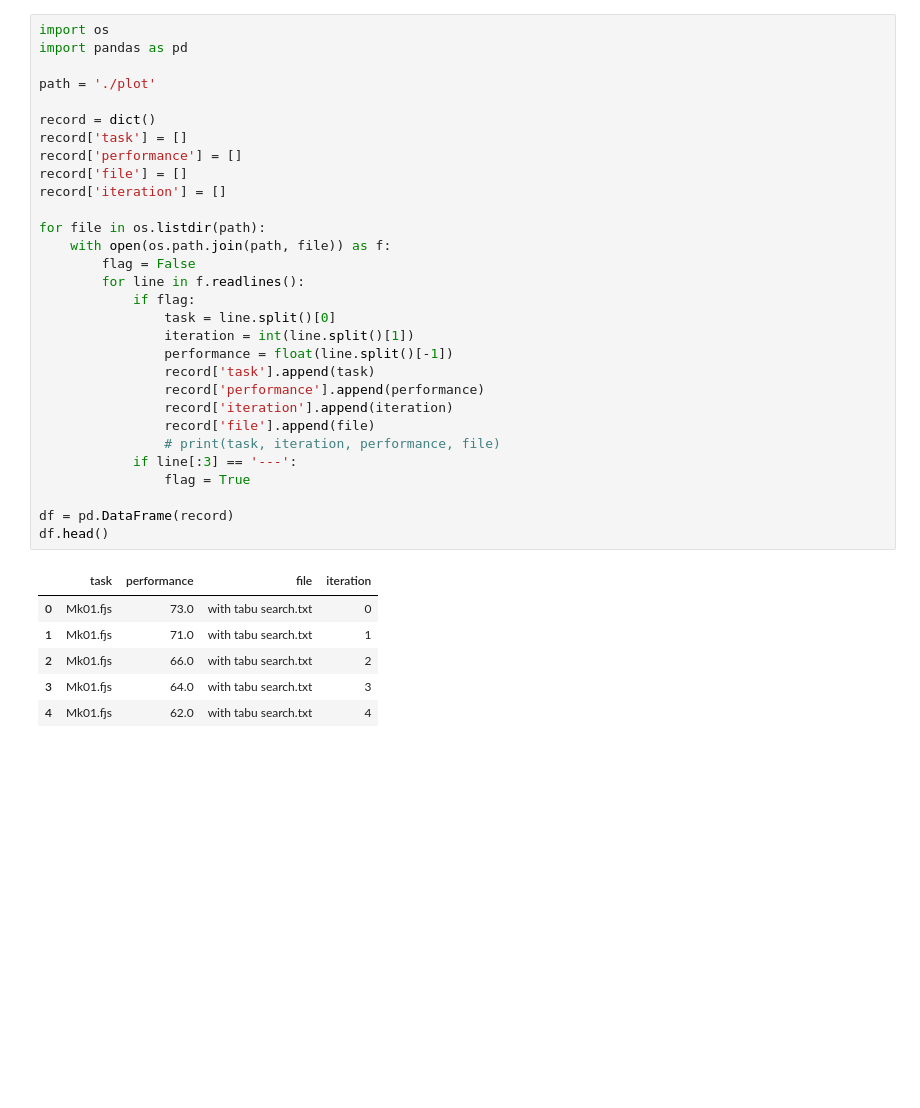
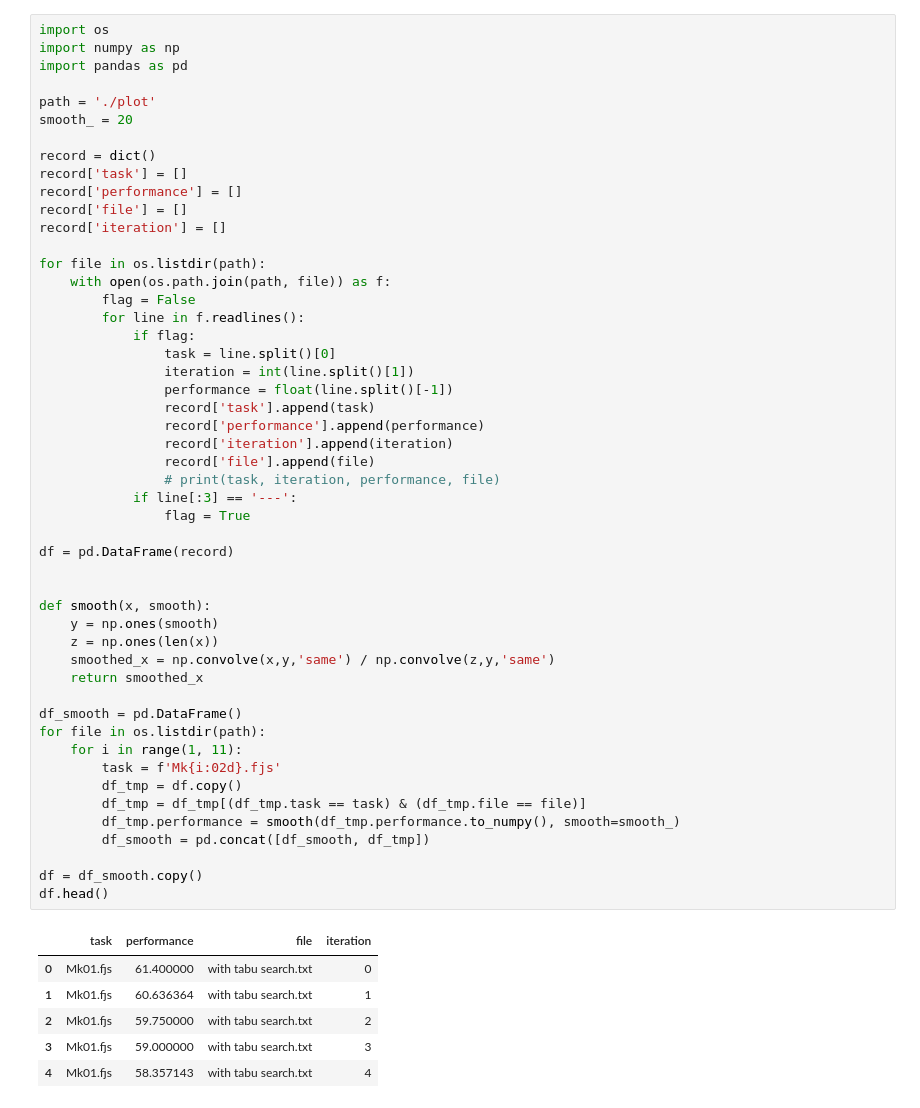
Before and after one commit to Raydiation/GA_FJSP, a Jupyter notebook: plot.ipynb, the cells around one changed output. Drawn from its saved outputs; the diff is of its cells as text; blank space fills up the shorter version.

```diff
--- a/plot.ipynb
+++ b/plot.ipynb
@@ -1,40 +1,60 @@
 # %%
 import os
+import numpy as np
 import pandas as pd
 
 path = './plot'
+smooth_ = 20
 
 record = dict()
 record['task'] = []
 record['performance'] = []
 record['file'] = []
 record['iteration'] = []
 
 for file in os.listdir(path):
     with open(os.path.join(path, file)) as f:
         flag = False
         for line in f.readlines():
             if flag:
                 task = line.split()[0]
                 iteration = int(line.split()[1])
                 performance = float(line.split()[-1])
                 record['task'].append(task)
                 record['performance'].append(performance)
                 record['iteration'].append(iteration)
                 record['file'].append(file)
                 # print(task, iteration, performance, file)
             if line[:3] == '---':
                 flag = True
 
 df = pd.DataFrame(record)
+
+
+def smooth(x, smooth):
+    y = np.ones(smooth)
+    z = np.ones(len(x))
+    smoothed_x = np.convolve(x,y,'same') / np.convolve(z,y,'same')
+    return smoothed_x
+
+df_smooth = pd.DataFrame()
+for file in os.listdir(path):
+    for i in range(1, 11):
+        task = f'Mk{i:02d}.fjs'
+        df_tmp = df.copy()
+        df_tmp = df_tmp[(df_tmp.task == task) & (df_tmp.file == file)]
+        df_tmp.performance = smooth(df_tmp.performance.to_numpy(), smooth=smooth_)
+        df_smooth = pd.concat([df_smooth, df_tmp])
+
+df = df_smooth.copy()
 df.head()
 # %% [output]
 |  | task | performance | file | iteration |
-| 0 | Mk01.fjs | 73.0 | with tabu search.txt | 0 |
-| 1 | Mk01.fjs | 71.0 | with tabu search.txt | 1 |
-| 2 | Mk01.fjs | 66.0 | with tabu search.txt | 2 |
-| 3 | Mk01.fjs | 64.0 | with tabu search.txt | 3 |
-| 4 | Mk01.fjs | 62.0 | with tabu search.txt | 4 |
+| 0 | Mk01.fjs | 61.400000 | with tabu search.txt | 0 |
+| 1 | Mk01.fjs | 60.636364 | with tabu search.txt | 1 |
+| 2 | Mk01.fjs | 59.750000 | with tabu search.txt | 2 |
+| 3 | Mk01.fjs | 59.000000 | with tabu search.txt | 3 |
+| 4 | Mk01.fjs | 58.357143 | with tabu search.txt | 4 |
 # %%
 import matplotlib.pyplot as plt
 import seaborn as sns
```
Also changed, not shown: parts of 3 cells of this notebook, 13 other files.
